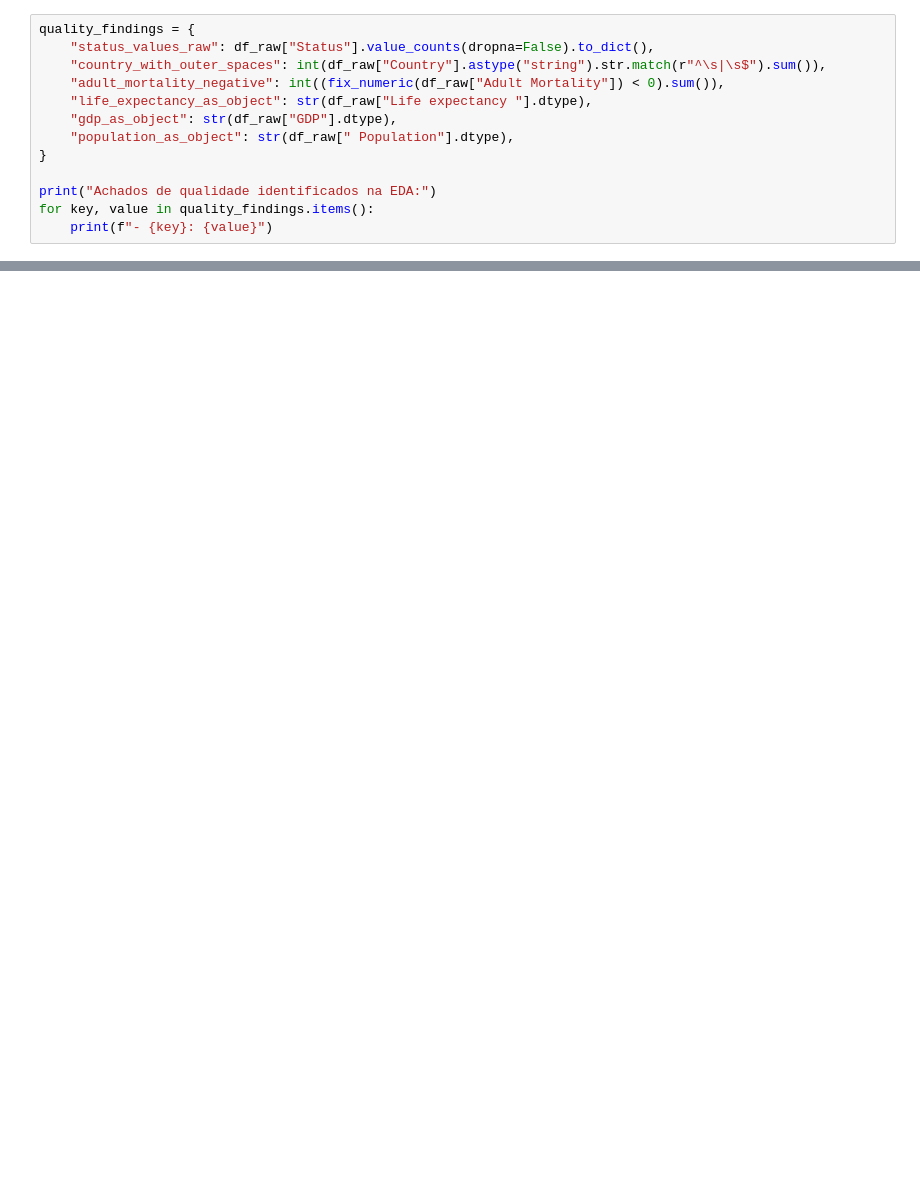
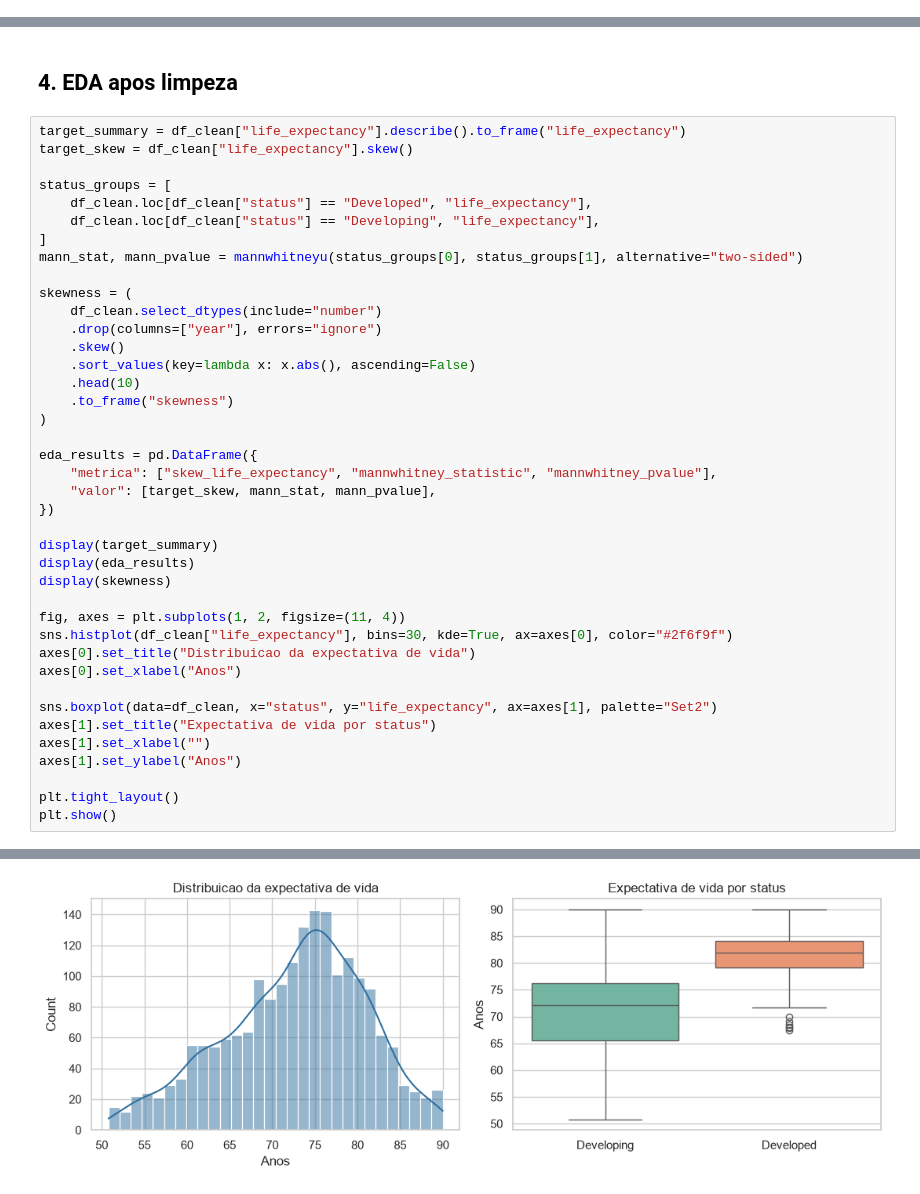
Before and after one commit to jaimejrs/life_expectancy_project, a Jupyter notebook: life_expectancy_project.ipynb, the cells around one changed output, grey strips where cells are left out. Saved outputs shown, nothing was run; the diff lists cells and outputs as text; blank space fills up the shorter version.

```diff
--- a/life_expectancy_project.ipynb
+++ b/life_expectancy_project.ipynb
@@ -254,13 +0,0 @@ display(skewness.head(10).to_frame("skewness"))
-# %%
-quality_findings = {
-    "status_values_raw": df_raw["Status"].value_counts(dropna=False).to_dict(),
-    "country_with_outer_spaces": int(df_raw["Country"].astype("string").str.match(r"^\s|\s$").sum()),
-    "adult_mortality_negative": int((fix_numeric(df_raw["Adult Mortality"]) < 0).sum()),
-    "life_expectancy_as_object": str(df_raw["Life expectancy "].dtype),
-    "gdp_as_object": str(df_raw["GDP"].dtype),
-    "population_as_object": str(df_raw[" Population"].dtype),
-}
-
-print("Achados de qualidade identificados na EDA:")
-for key, value in quality_findings.items():
-    print(f"- {key}: {value}")
@@ -962,0 +243,43 @@ Os fatores mais influentes devem ser interpretados em conjunto com o conheciment
+# %% [markdown]
+## 4. EDA apos limpeza
+# %%
+target_summary = df_clean["life_expectancy"].describe().to_frame("life_expectancy")
+target_skew = df_clean["life_expectancy"].skew()
+
+status_groups = [
+    df_clean.loc[df_clean["status"] == "Developed", "life_expectancy"],
+    df_clean.loc[df_clean["status"] == "Developing", "life_expectancy"],
+]
+mann_stat, mann_pvalue = mannwhitneyu(status_groups[0], status_groups[1], alternative="two-sided")
+
+skewness = (
+    df_clean.select_dtypes(include="number")
+    .drop(columns=["year"], errors="ignore")
+    .skew()
+    .sort_values(key=lambda x: x.abs(), ascending=False)
+    .head(10)
+    .to_frame("skewness")
+)
+
+eda_results = pd.DataFrame({
+    "metrica": ["skew_life_expectancy", "mannwhitney_statistic", "mannwhitney_pvalue"],
+    "valor": [target_skew, mann_stat, mann_pvalue],
+})
+
+display(target_summary)
+display(eda_results)
+display(skewness)
+
+fig, axes = plt.subplots(1, 2, figsize=(11, 4))
+sns.histplot(df_clean["life_expectancy"], bins=30, kde=True, ax=axes[0], color="#2f6f9f")
+axes[0].set_title("Distribuicao da expectativa de vida")
+axes[0].set_xlabel("Anos")
+
+sns.boxplot(data=df_clean, x="status", y="life_expectancy", ax=axes[1], palette="Set2")
+axes[1].set_title("Expectativa de vida por status")
+axes[1].set_xlabel("")
+axes[1].set_ylabel("Anos")
+
+plt.tight_layout()
+plt.show()
+# %% [output]
@@ -962,0 +310 @@ Os fatores mais influentes devem ser interpretados em conjunto com o conheciment
+[figure, added]
```
Also changed, not shown: parts of 76 cells of this notebook, 1 other file.
